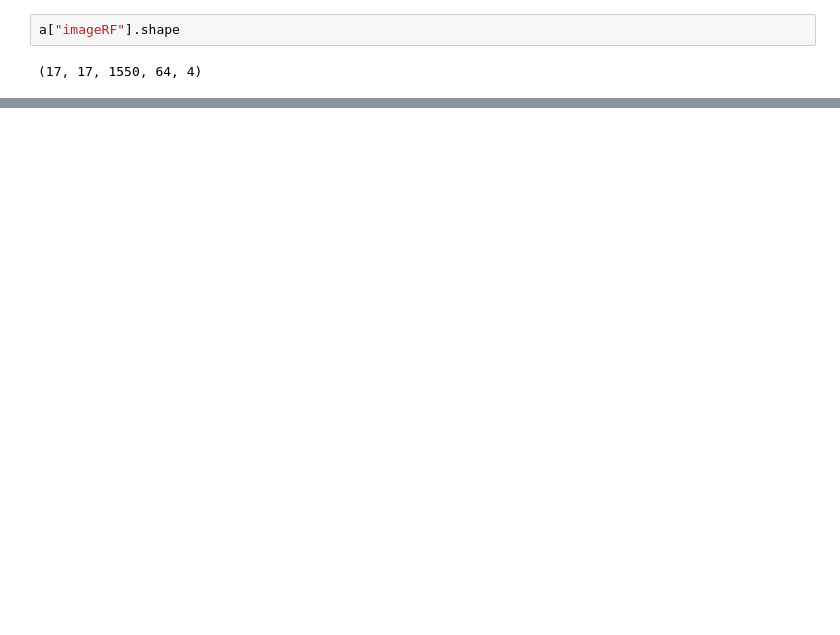
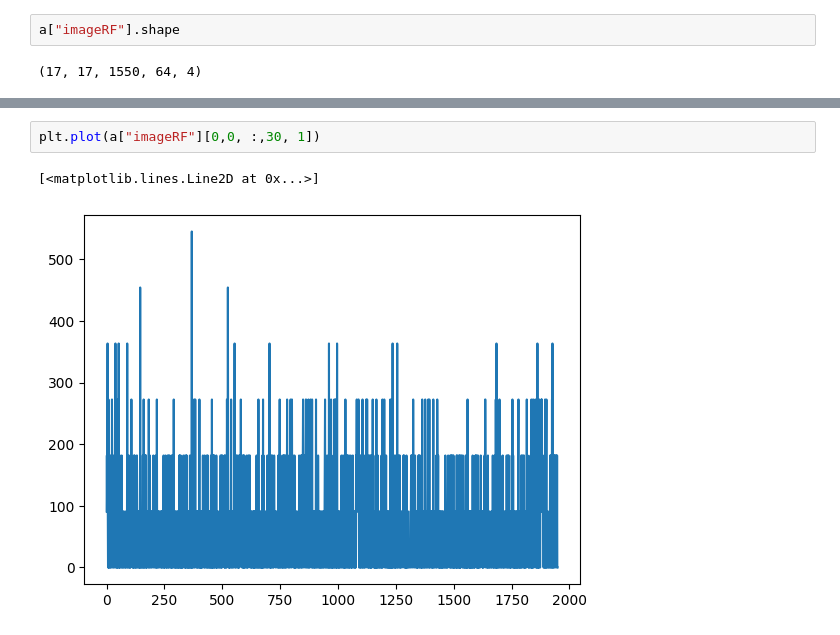
Before and after one commit to TizianoCausin01/static_dynamic, a Jupyter notebook: python_scripts/scripts/load_george_movie.ipynb, the cells around one changed output, grey strips where cells are left out. Saved outputs shown, nothing was run; the diff lists cells and outputs as text; blank space fills up the shorter version.

```diff
--- a/python_scripts/scripts/load_george_movie.ipynb
+++ b/python_scripts/scripts/load_george_movie.ipynb
@@ -50,3 +61,8 @@ plt.axis("off")
+# %%
+plt.plot(a["imageRF"][0,0, :,30, 1])
+# %% [output]
+[<matplotlib.lines.Line2D at 0x...>]
+[figure, added]
 # %%
 print(a["imageRF"][0, 0, :5, :5, 0])
 # %% [output]
```
Also changed, not shown: parts of 6 cells of this notebook, 5 other files.
